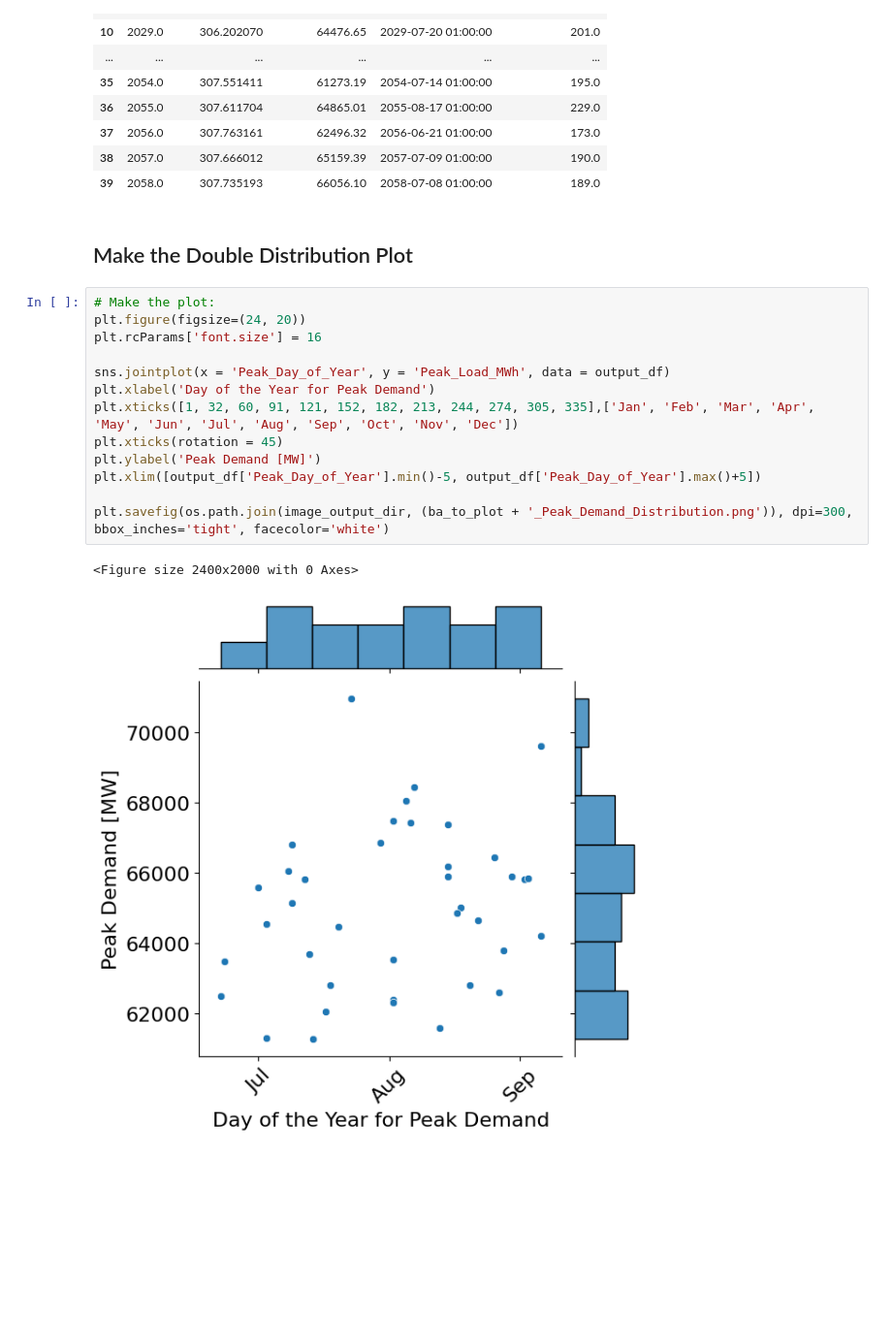
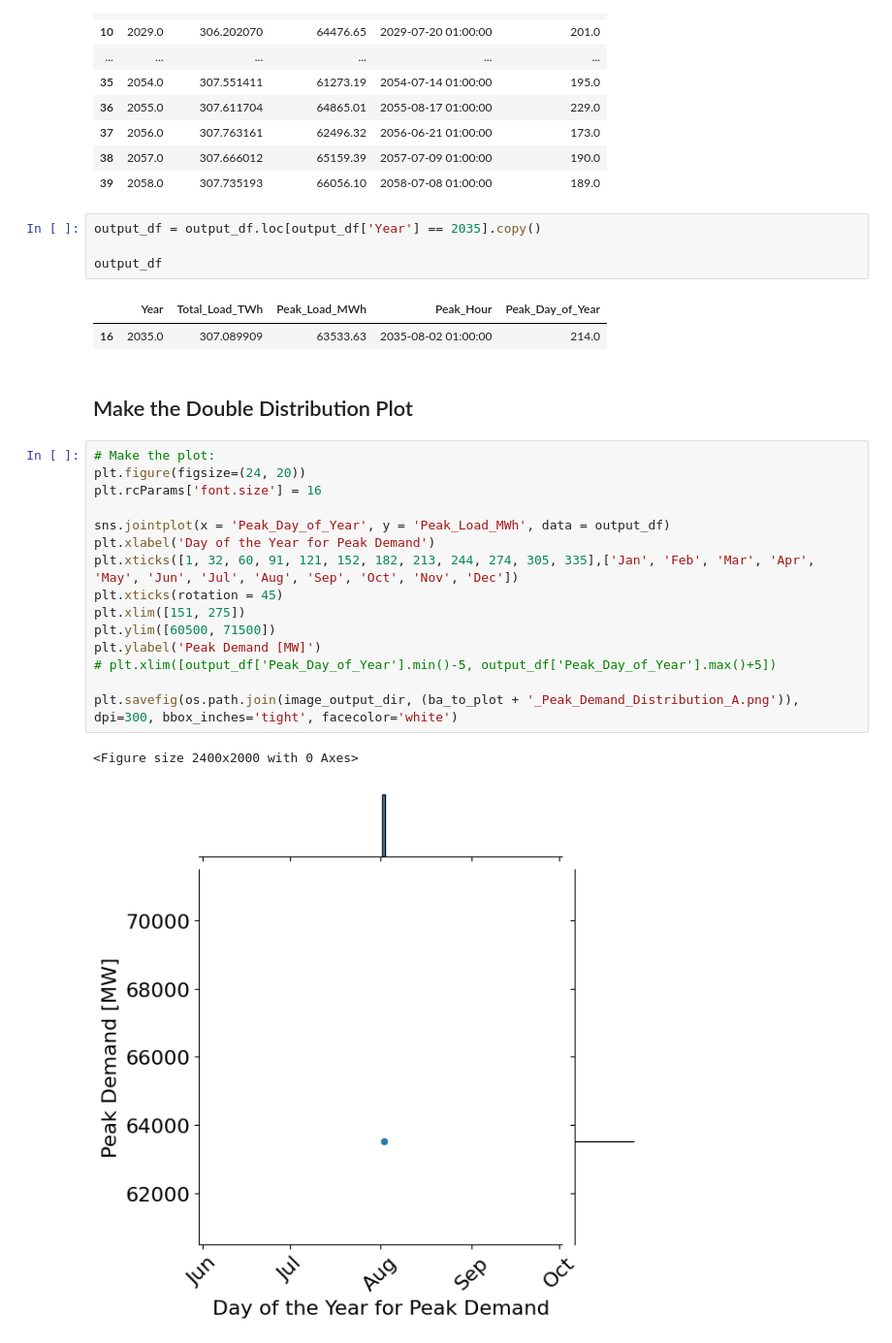
Before and after one commit to GODEEEP/load_analysis, a Jupyter notebook: notebooks/webinar_scenario_blast.ipynb, the cells around one changed output. Shown at 97% size. Saved outputs shown, nothing was run; the diff lists cells and outputs as text; blank space fills up the shorter version.

```diff
--- a/notebooks/webinar_scenario_blast.ipynb
+++ b/notebooks/webinar_scenario_blast.ipynb
@@ -71,21 +71,30 @@ output_df
 | 37 | 2056.0 | 307.763161 | 62496.32 | 2056-06-21 01:00:00 | 173.0 |
 | 38 | 2057.0 | 307.666012 | 65159.39 | 2057-07-09 01:00:00 | 190.0 |
 | 39 | 2058.0 | 307.735193 | 66056.10 | 2058-07-08 01:00:00 | 189.0 |
+# %%
+output_df = output_df.loc[output_df['Year'] == 2035].copy()
+
+output_df
+# %% [output]
+|  | Year | Total_Load_TWh | Peak_Load_MWh | Peak_Hour | Peak_Day_of_Year |
+| 16 | 2035.0 | 307.089909 | 63533.63 | 2035-08-02 01:00:00 | 214.0 |
 # %% [markdown]
 ## Make the Double Distribution Plot
 # %%
 # Make the plot:
 plt.figure(figsize=(24, 20))
 plt.rcParams['font.size'] = 16
 
 sns.jointplot(x = 'Peak_Day_of_Year', y = 'Peak_Load_MWh', data = output_df)
 plt.xlabel('Day of the Year for Peak Demand')
 plt.xticks([1, 32, 60, 91, 121, 152, 182, 213, 244, 274, 305, 335],['Jan', 'Feb', 'Mar', 'Apr', 'May', 'Jun', 'Jul', 'Aug', 'Sep', 'Oct', 'Nov', 'Dec'])
 plt.xticks(rotation = 45)
+plt.xlim([151, 275])
+plt.ylim([60500, 71500])
 plt.ylabel('Peak Demand [MW]')
-plt.xlim([output_df['Peak_Day_of_Year'].min()-5, output_df['Peak_Day_of_Year'].max()+5])
+# plt.xlim([output_df['Peak_Day_of_Year'].min()-5, output_df['Peak_Day_of_Year'].max()+5])
 
-plt.savefig(os.path.join(image_output_dir, (ba_to_plot + '_Peak_Demand_Distribution.png')), dpi=300, bbox_inches='tight', facecolor='white')
+plt.savefig(os.path.join(image_output_dir, (ba_to_plot + '_Peak_Demand_Distribution_A.png')), dpi=300, bbox_inches='tight', facecolor='white')
 # %% [output]
 <Figure size 2400x2000 with 0 Axes>
-[figure, old version]
+[figure, new version]
```
Also changed, not shown: 12 other files.
